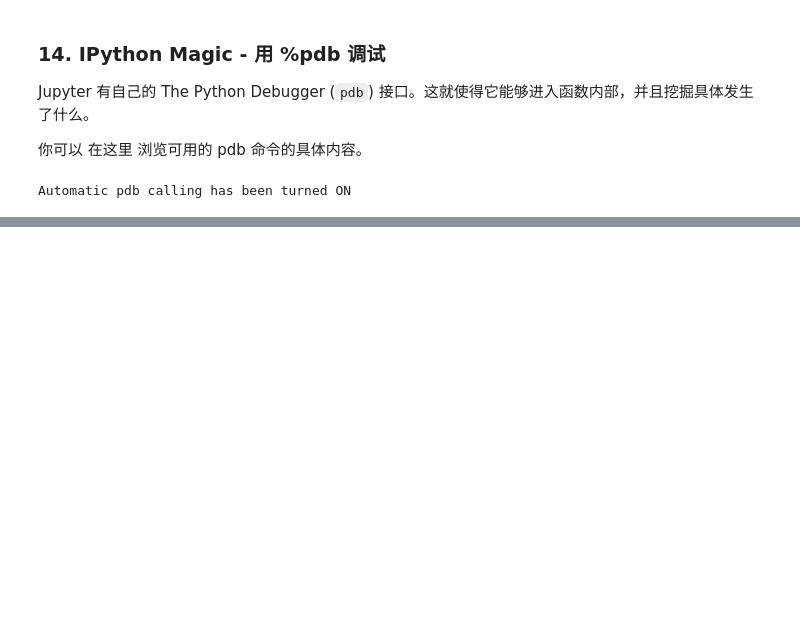
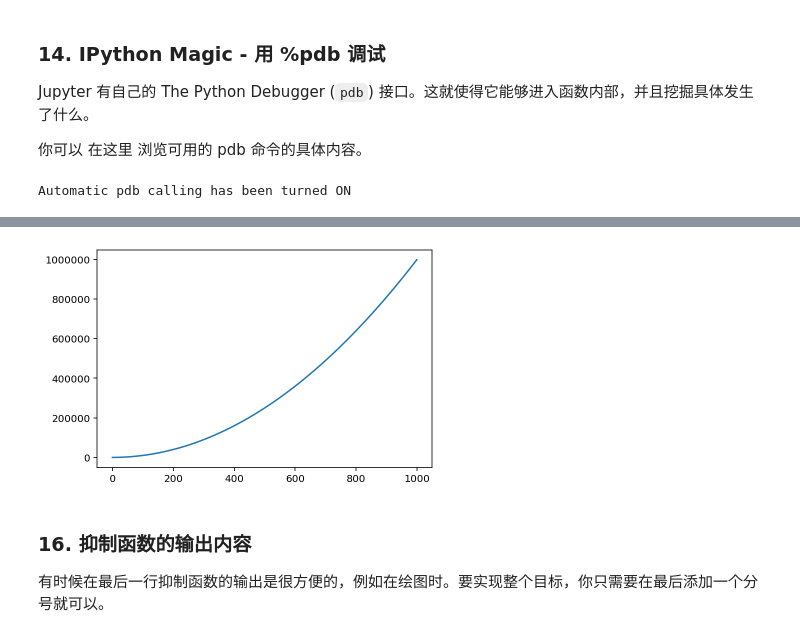
Before and after one commit to nortonlyr/python_practices, a Jupyter notebook: JupyterNotebookSkillsets/Jupyter_Notebook_Skillsets.ipynb, the cells around one changed output, grey strips where cells are left out. Cells and saved outputs as stored; diff of their text form; code cells hidden in the pictures; blank space fills up the shorter version.

```diff
--- a/JupyterNotebookSkillsets/Jupyter_Notebook_Skillsets.ipynb
+++ b/JupyterNotebookSkillsets/Jupyter_Notebook_Skillsets.ipynb
@@ -233,0 +245,10 @@ Automatic pdb calling has been turned ON
+# %%
+%config InlineBackend.figure_format = 'retina'
+plt.plot(x,y)
+plt.show()
+# %% [output]
+[figure, added]
+# %% [markdown]
+### 16. 抑制函数的输出内容
+
+有时候在最后一行抑制函数的输出是很方便的，例如在绘图时。要实现整个目标，你只需要在最后添加一个分号就可以。
```
Also changed, not shown: parts of 5 cells of this notebook.
